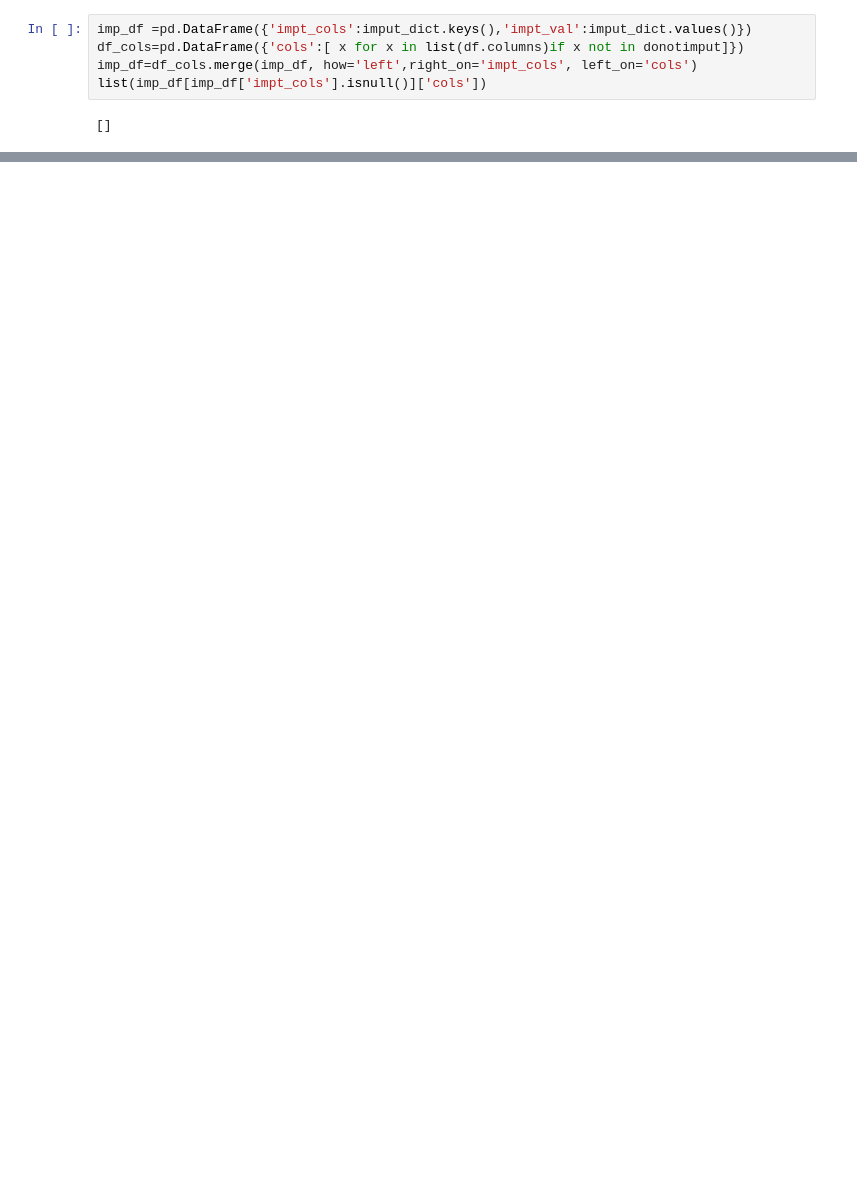
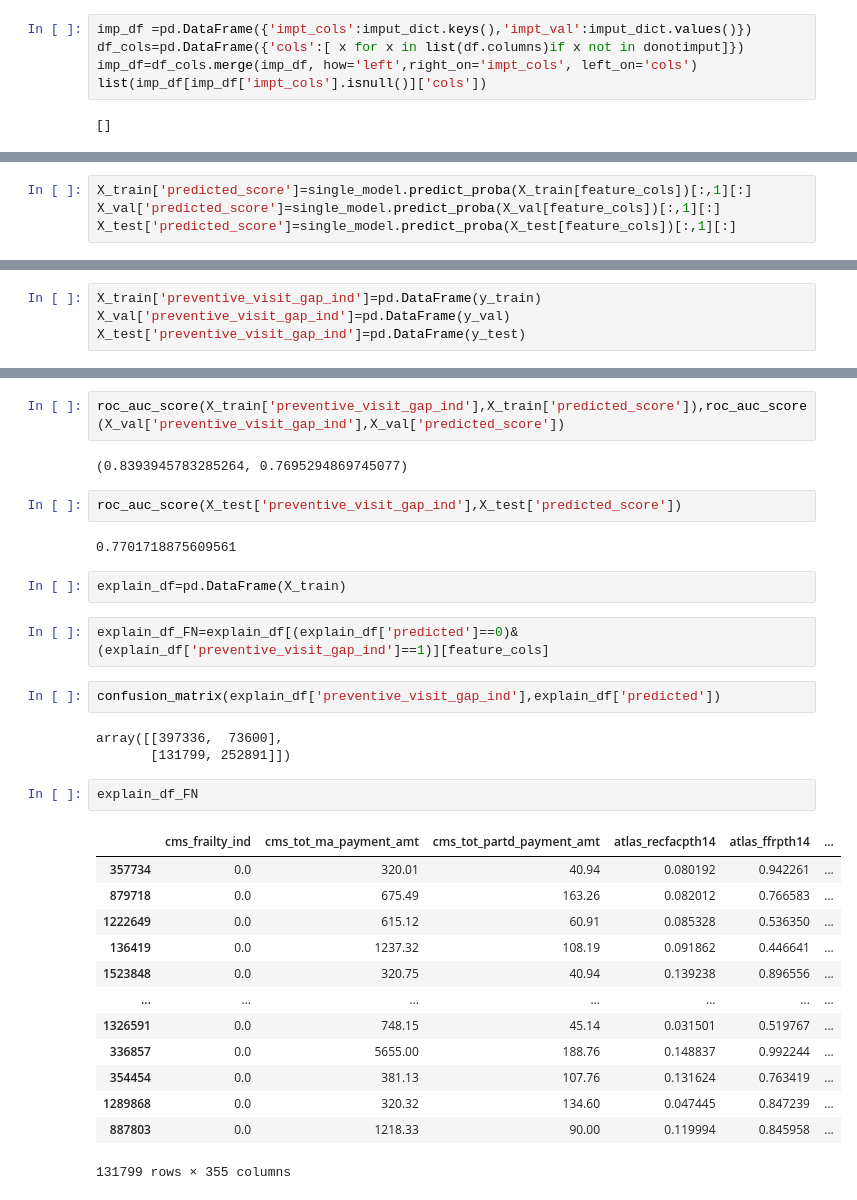
Before and after one commit to KavyaNair01/Machine_Learning, a Jupyter notebook: humana_model_test.ipynb, the cells around one changed output, grey strips where cells are left out. Saved outputs shown, nothing was run; the diff lists cells and outputs as text; blank space fills up the shorter version.

```diff
--- a/humana_model_test.ipynb
+++ b/humana_model_test.ipynb
@@ -214,0 +371,4 @@ df[[x for x in df.columns if x.startswith('rwjf')]]
+# %%
+X_train['predicted_score']=single_model.predict_proba(X_train[feature_cols])[:,1][:]
+X_val['predicted_score']=single_model.predict_proba(X_val[feature_cols])[:,1][:]
+X_test['predicted_score']=single_model.predict_proba(X_test[feature_cols])[:,1][:]
@@ -214,0 +379,4 @@ df[[x for x in df.columns if x.startswith('rwjf')]]
+# %%
+X_train['preventive_visit_gap_ind']=pd.DataFrame(y_train)
+X_val['preventive_visit_gap_ind']=pd.DataFrame(y_val)
+X_test['preventive_visit_gap_ind']=pd.DataFrame(y_test)
@@ -214,0 +389,33 @@ df[[x for x in df.columns if x.startswith('rwjf')]]
+# %%
+roc_auc_score(X_train['preventive_visit_gap_ind'],X_train['predicted_score']),roc_auc_score(X_val['preventive_visit_gap_ind'],X_val['predicted_score'])
+# %% [output]
+(0.8393945783285264, 0.7695294869745077)
+# %%
+roc_auc_score(X_test['preventive_visit_gap_ind'],X_test['predicted_score'])
+# %% [output]
+0.7701718875609561
+# %%
+explain_df=pd.DataFrame(X_train)
+# %%
+explain_df_FN=explain_df[(explain_df['predicted']==0)& (explain_df['preventive_visit_gap_ind']==1)][feature_cols]
+# %%
+confusion_matrix(explain_df['preventive_visit_gap_ind'],explain_df['predicted'])
+# %% [output]
+array([[397336,  73600],
+       [131799, 252891]])
+# %%
+explain_df_FN
+# %% [output]
+|  | cms_frailty_ind | cms_tot_ma_payment_amt | cms_tot_partd_payment_amt | atlas_recfacpth14 | atlas_ffrpth14 | ... |
+| 357734 | 0.0 | 320.01 | 40.94 | 0.080192 | 0.942261 | ... |
+| 879718 | 0.0 | 675.49 | 163.26 | 0.082012 | 0.766583 | ... |
+| 1222649 | 0.0 | 615.12 | 60.91 | 0.085328 | 0.536350 | ... |
+| 136419 | 0.0 | 1237.32 | 108.19 | 0.091862 | 0.446641 | ... |
+| 1523848 | 0.0 | 320.75 | 40.94 | 0.139238 | 0.896556 | ... |
+| ... | ... | ... | ... | ... | ... | ... |
+| 1326591 | 0.0 | 748.15 | 45.14 | 0.031501 | 0.519767 | ... |
+| 336857 | 0.0 | 5655.00 | 188.76 | 0.148837 | 0.992244 | ... |
+| 354454 | 0.0 | 381.13 | 107.76 | 0.131624 | 0.763419 | ... |
+| 1289868 | 0.0 | 320.32 | 134.60 | 0.047445 | 0.847239 | ... |
+| 887803 | 0.0 | 1218.33 | 90.00 | 0.119994 | 0.845958 | ... |
+131799 rows × 355 columns
```
Also changed, not shown: parts of 40 cells of this notebook.
